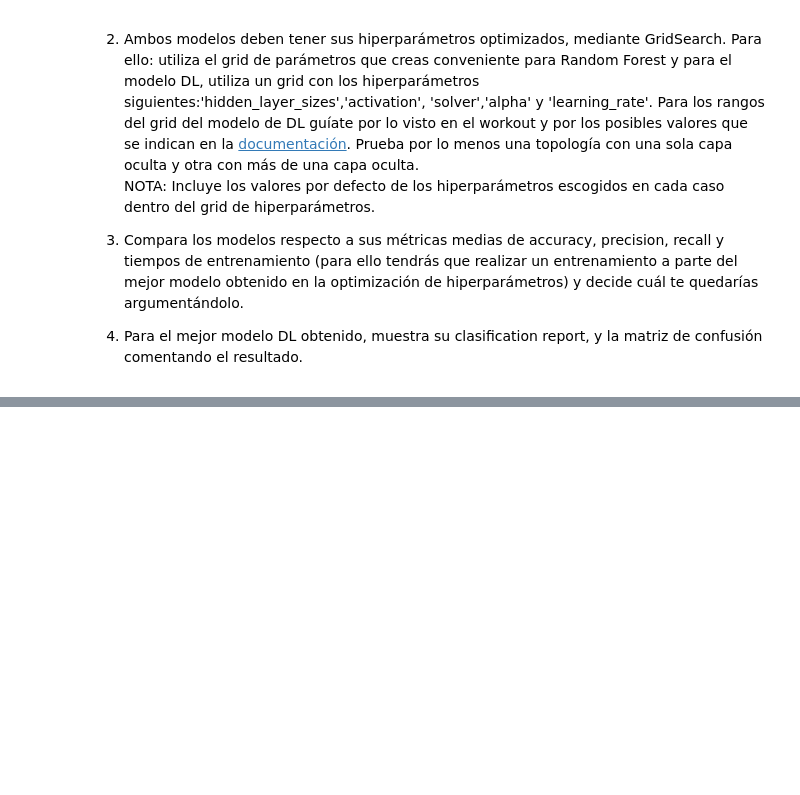
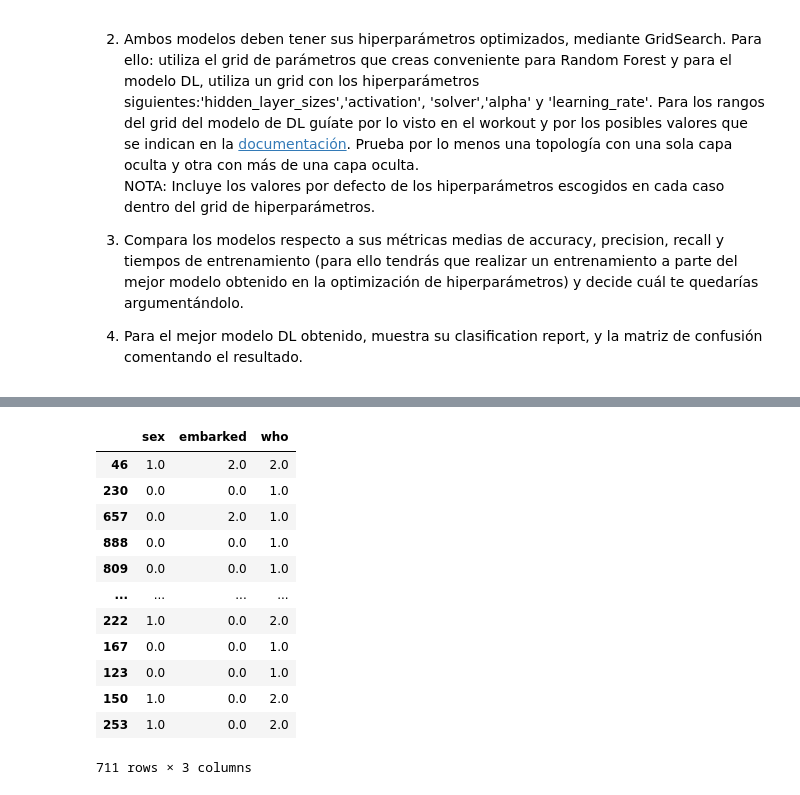
Before and after one commit to juanfcia/ds-bootcamp-juanfcia, a Jupyter notebook: 05_Deep_Learning/Sprint_15/Unidad_01_DL_Introduccion/03_Practica_Obligatoria/18_Practica_Obligatoria_Introduccion_Deep_Learning.ipynb, the cells around one changed output, grey strips where cells are left out. Cells and saved outputs as stored; diff of their text form; code cells hidden in the pictures; blank space fills up the shorter version.

```diff
--- a/05_Deep_Learning/Sprint_15/Unidad_01_DL_Introduccion/03_Practica_Obligatoria/18_Practica_Obligatoria_Introduccion_Deep_Learning.ipynb
+++ b/05_Deep_Learning/Sprint_15/Unidad_01_DL_Introduccion/03_Practica_Obligatoria/18_Practica_Obligatoria_Introduccion_Deep_Learning.ipynb
@@ -180,0 +317,5 @@ NOTA: Incluye los valores por defecto de los hiperparámetros escogidos en cada
+# %%
+# Tratamiento de los UNKNOWN en los sets de entrenamiento y test
+
+train_set["deck_informed"] = train_set.deck != "UNK"
+test_set["deck_informed"] = test_set.deck != "UNK"
@@ -180,0 +325,27 @@ NOTA: Incluye los valores por defecto de los hiperparámetros escogidos en cada
+# %%
+# Añadimos el procesamiento de las variables categóricas
+
+from sklearn.preprocessing import OrdinalEncoder
+
+categories = [["female","male"], ["S","C","Q"], ["child","woman","man"]] # Podemos darle este orden, otro o ninguno
+
+encoder = OrdinalEncoder(categories= categories)
+
+train_set[["sex","embarked","who"]] = encoder.fit_transform(train_set[["sex","embarked","who"]])
+test_set[["sex","embarked","who"]] = encoder.transform(test_set[["sex","embarked","who"]])
+# %%
+train_set[["sex","embarked","who"]] # Vemos si las variables categóricas ya son numéricas procesables por el modelo futuro
+# %% [output]
+|  | sex | embarked | who |
+| 46 | 1.0 | 2.0 | 2.0 |
+| 230 | 0.0 | 0.0 | 1.0 |
+| 657 | 0.0 | 2.0 | 1.0 |
+| 888 | 0.0 | 0.0 | 1.0 |
+| 809 | 0.0 | 0.0 | 1.0 |
+| ... | ... | ... | ... |
+| 222 | 1.0 | 0.0 | 2.0 |
+| 167 | 0.0 | 0.0 | 1.0 |
+| 123 | 0.0 | 0.0 | 1.0 |
+| 150 | 1.0 | 0.0 | 2.0 |
+| 253 | 1.0 | 0.0 | 2.0 |
+711 rows × 3 columns
```
Also changed, not shown: parts of 20 cells of this notebook.
